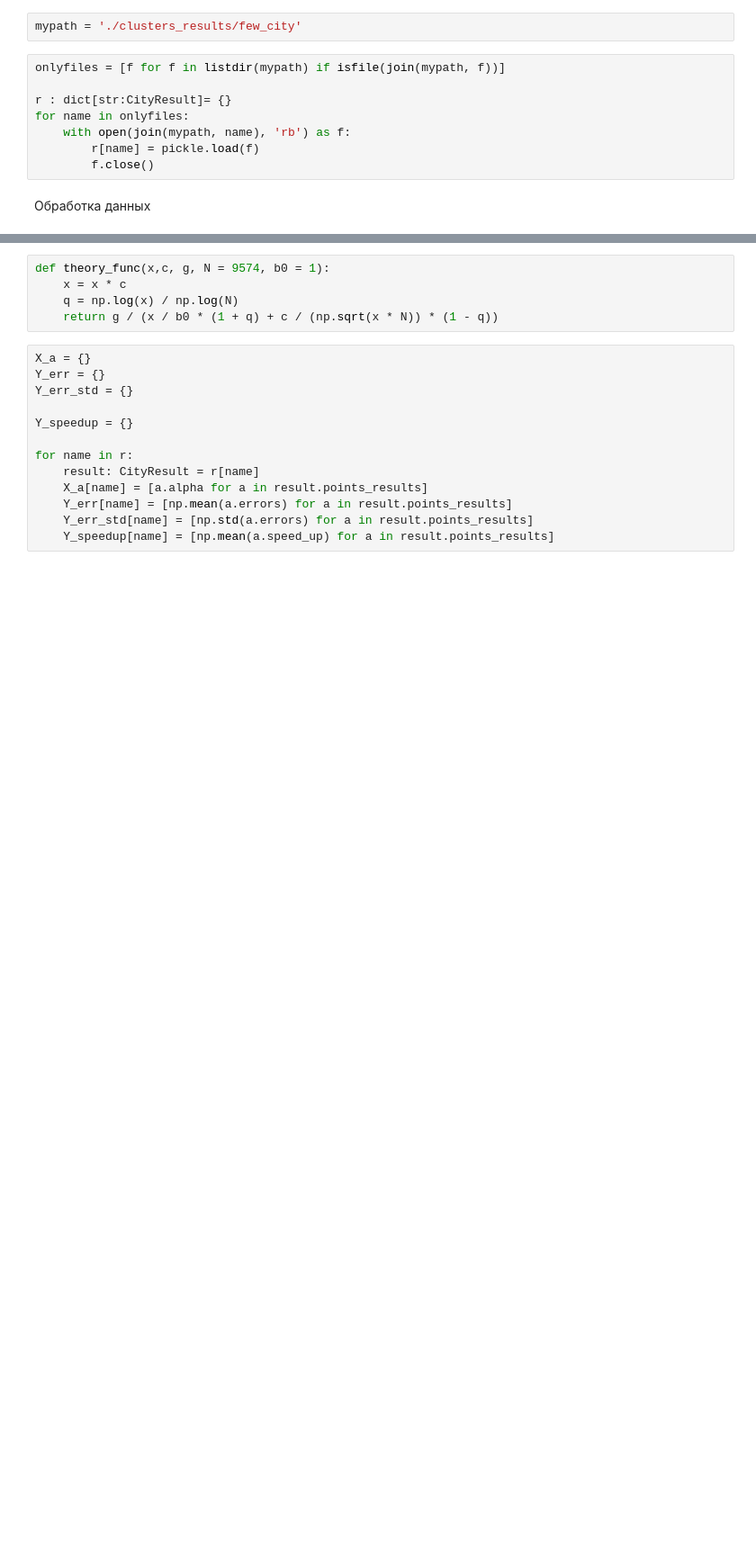
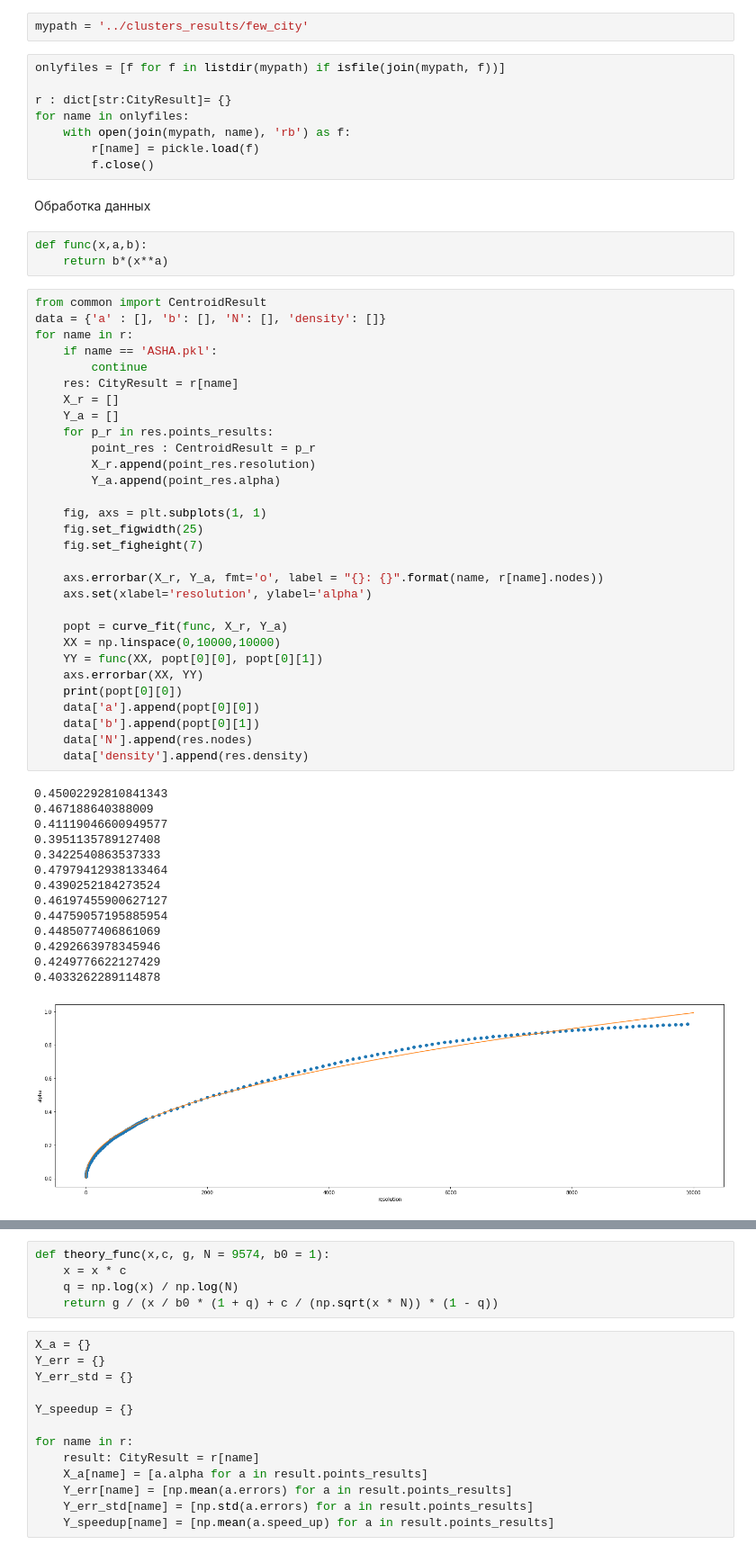
Before and after one commit to Grenby/graphs, a Jupyter notebook: notebooks/test_few_city_post_processing.ipynb, the cells around one changed output, grey strips where cells are left out. Shown at 90% size. Drawn from its saved outputs; the diff is of its cells as text; blank space fills up the shorter version.

```diff
--- a/notebooks/test_few_city_post_processing.ipynb
+++ b/notebooks/test_few_city_post_processing.ipynb
@@ -14,7 +15,7 @@ from file_name_generator import generate_new_name
 # %% [markdown]
 Загрузка данных
 # %%
-mypath = './clusters_results/few_city'
+mypath = '../clusters_results/few_city'
 # %%
 onlyfiles = [f for f in listdir(mypath) if isfile(join(mypath, f))]
 
@@ -25,3 +26,51 @@ for name in onlyfiles:
         f.close()
 # %% [markdown]
 Обработка данных
+# %%
+def func(x,a,b):
+    return b*(x**a)
+# %%
+from common import CentroidResult
+data = {'a' : [], 'b': [], 'N': [], 'density': []}
+for name in r:
+    if name == 'ASHA.pkl':
+        continue
+    res: CityResult = r[name]
+    X_r = []
+    Y_a = []
+    for p_r in res.points_results:
+        point_res : CentroidResult = p_r
+        X_r.append(point_res.resolution)
+        Y_a.append(point_res.alpha)
+
+    fig, axs = plt.subplots(1, 1)
+    fig.set_figwidth(25)
+    fig.set_figheight(7)
+
+    axs.errorbar(X_r, Y_a, fmt='o', label = "{}: {}".format(name, r[name].nodes))
+    axs.set(xlabel='resolution', ylabel='alpha')
+
+    popt = curve_fit(func, X_r, Y_a)
+    XX = np.linspace(0,10000,10000)
+    YY = func(XX, popt[0][0], popt[0][1])
+    axs.errorbar(XX, YY)
+    print(popt[0][0])
+    data['a'].append(popt[0][0])
+    data['b'].append(popt[0][1])
+    data['N'].append(res.nodes)
+    data['density'].append(res.density)
+# %% [output]
+0.45002292810841343
+0.467188640388009
+0.41119046600949577
+0.3951135789127408
+0.3422540863537333
+0.47979412938133464
+0.4390252184273524
+0.46197455900627127
+0.44759057195885954
+0.4485077406861069
+0.4292663978345946
+0.4249776622127429
+0.4033262289114878
+[figure, added]
```
Also changed, not shown: parts of 9 cells of this notebook, 4 other files.
